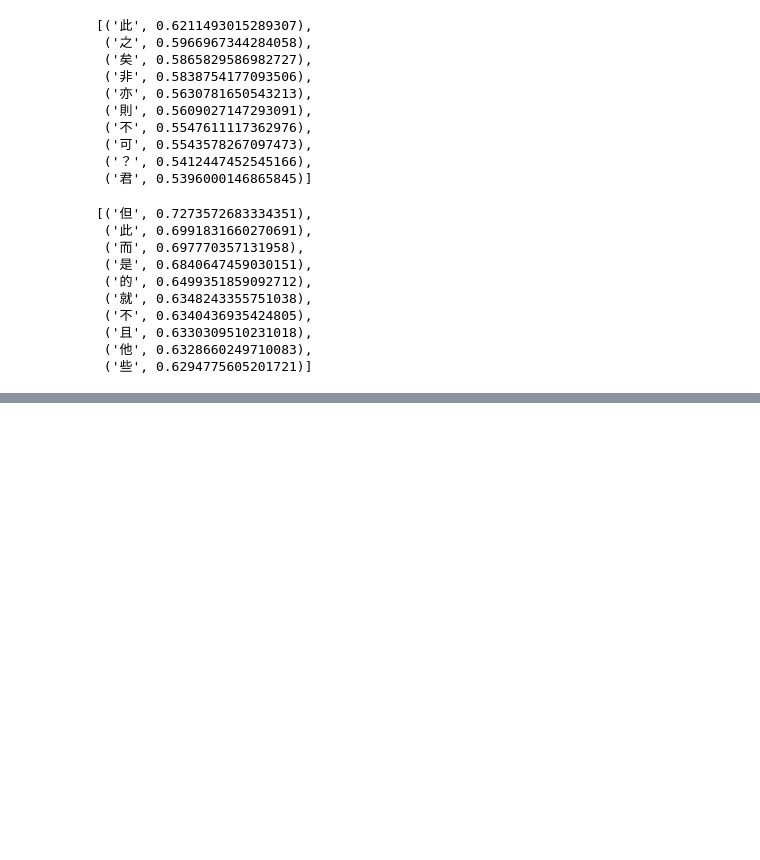
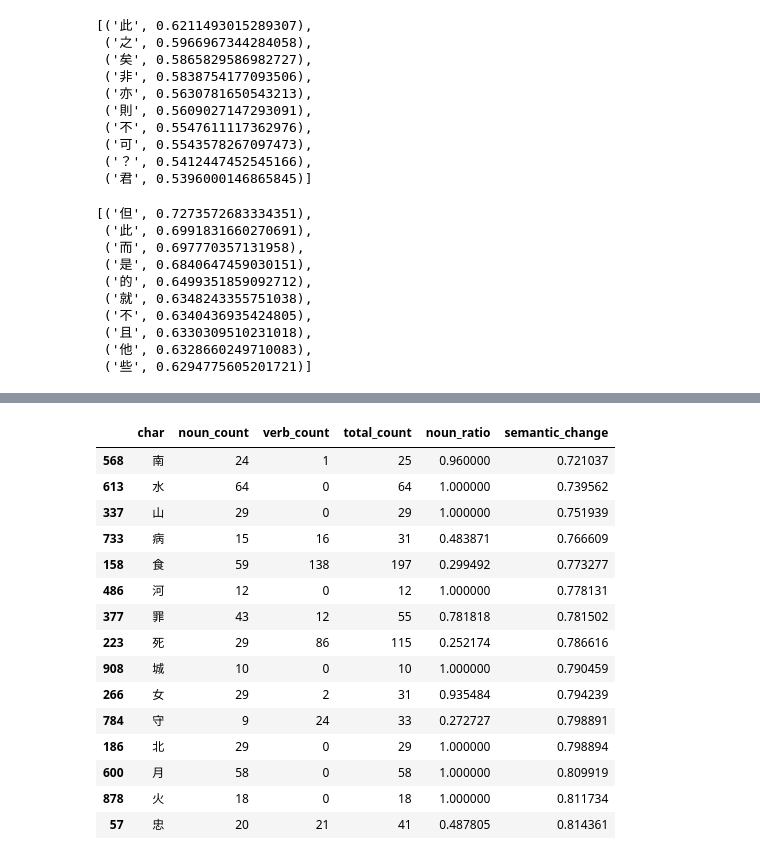
Before and after one commit to lucky-bai/csc2611-semantic-change, a Jupyter notebook: Project/notebooks/AlignVectors.ipynb, the cells around one changed output, grey strips where cells are left out. Drawn from its saved outputs; the diff is of its cells as text; code cells hidden in the pictures; blank space fills up the shorter version.

```diff
--- a/Project/notebooks/AlignVectors.ipynb
+++ b/Project/notebooks/AlignVectors.ipynb
@@ -71,0 +106,19 @@ for c in list('之不也而以其子曰人者有為'):
+# %%
+summary_data.sort_values("semantic_change").head(15)
+# %% [output]
+|  | char | noun_count | verb_count | total_count | noun_ratio | semantic_change |
+| 568 | 南 | 24 | 1 | 25 | 0.960000 | 0.721037 |
+| 613 | 水 | 64 | 0 | 64 | 1.000000 | 0.739562 |
+| 337 | 山 | 29 | 0 | 29 | 1.000000 | 0.751939 |
+| 733 | 病 | 15 | 16 | 31 | 0.483871 | 0.766609 |
+| 158 | 食 | 59 | 138 | 197 | 0.299492 | 0.773277 |
+| 486 | 河 | 12 | 0 | 12 | 1.000000 | 0.778131 |
+| 377 | 罪 | 43 | 12 | 55 | 0.781818 | 0.781502 |
+| 223 | 死 | 29 | 86 | 115 | 0.252174 | 0.786616 |
+| 908 | 城 | 10 | 0 | 10 | 1.000000 | 0.790459 |
+| 266 | 女 | 29 | 2 | 31 | 0.935484 | 0.794239 |
+| 784 | 守 | 9 | 24 | 33 | 0.272727 | 0.798891 |
+| 186 | 北 | 29 | 0 | 29 | 1.000000 | 0.798894 |
+| 600 | 月 | 58 | 0 | 58 | 1.000000 | 0.809919 |
+| 878 | 火 | 18 | 0 | 18 | 1.000000 | 0.811734 |
+| 57 | 忠 | 20 | 21 | 41 | 0.487805 | 0.814361 |
```
Also changed, not shown: parts of 10 cells of this notebook, 1 other file.
